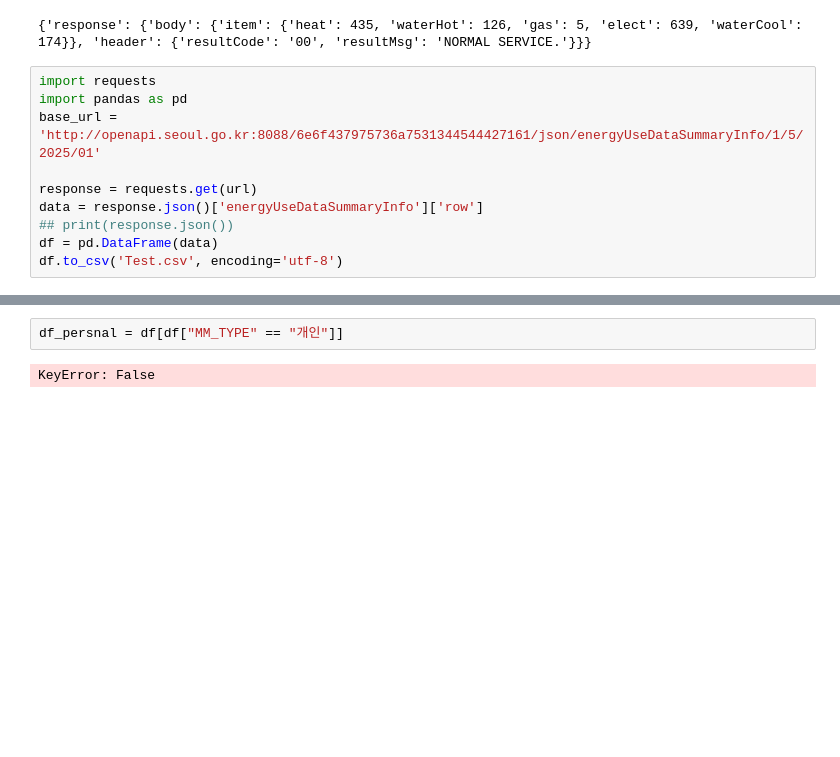
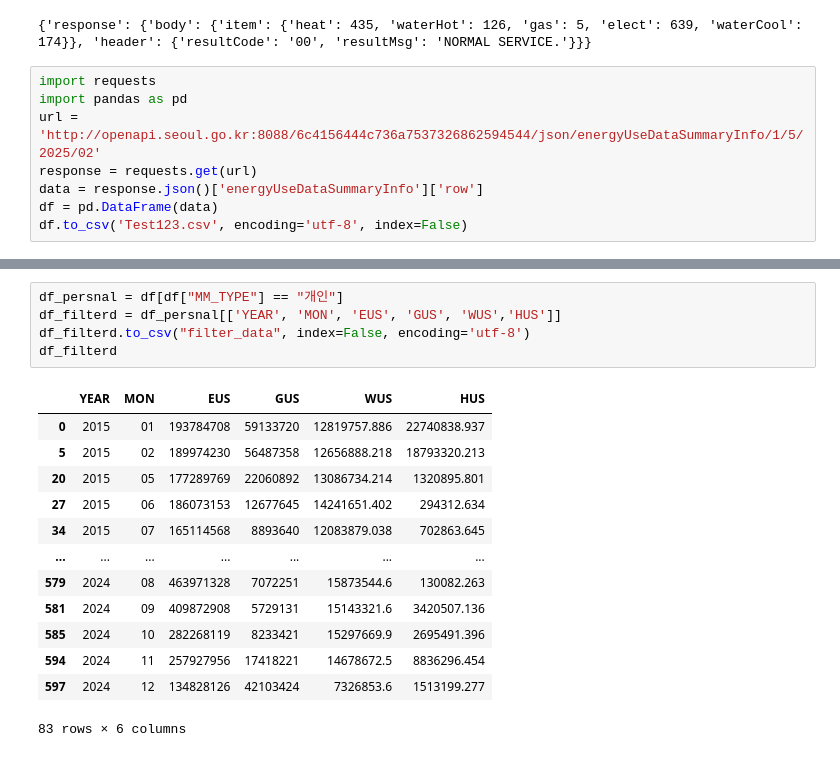
Before and after one commit to tjwjddnr/Data-Analysis-with-Open-Source, a Jupyter notebook: 오픈소스_데이터_분석_4강.ipynb, the cells around one changed output, grey strips where cells are left out. Drawn from its saved outputs; the diff is of its cells as text; blank space fills up the shorter version.

```diff
--- a/오픈소스_데이터_분석_4강.ipynb
+++ b/오픈소스_데이터_분석_4강.ipynb
@@ -232,13 +232,11 @@ print(responses[1])
 # %%
 import requests
 import pandas as pd
-base_url = 'http://openapi.seoul.go.kr:8088/6e6f437975736a7531344544427161/json/energyUseDataSummaryInfo/1/5/2025/01'
-
+url = 'http://openapi.seoul.go.kr:8088/6c4156444c736a7537326862594544/json/energyUseDataSummaryInfo/1/5/2025/02'
 response = requests.get(url)
 data = response.json()['energyUseDataSummaryInfo']['row']
-## print(response.json())
 df = pd.DataFrame(data)
-df.to_csv('Test.csv', encoding='utf-8')
+df.to_csv('Test123.csv', encoding='utf-8', index=False)
 # %%
 import requests
 
@@ -336,4 +294,19 @@ _ = plt.ylabel('count()')
-# %%
-df_persnal = df[df["MM_TYPE" == "개인"]]
-# %% [output]
-KeyError: False
+# %%
+df_persnal = df[df["MM_TYPE"] == "개인"]
+df_filterd = df_persnal[['YEAR', 'MON', 'EUS', 'GUS', 'WUS','HUS']]
+df_filterd.to_csv("filter_data", index=False, encoding='utf-8')
+df_filterd
+# %% [output]
+|  | YEAR | MON | EUS | GUS | WUS | HUS |
+| 0 | 2015 | 01 | 193784708 | 59133720 | 12819757.886 | 22740838.937 |
+| 5 | 2015 | 02 | 189974230 | 56487358 | 12656888.218 | 18793320.213 |
+| 20 | 2015 | 05 | 177289769 | 22060892 | 13086734.214 | 1320895.801 |
+| 27 | 2015 | 06 | 186073153 | 12677645 | 14241651.402 | 294312.634 |
+| 34 | 2015 | 07 | 165114568 | 8893640 | 12083879.038 | 702863.645 |
+| ... | ... | ... | ... | ... | ... | ... |
+| 579 | 2024 | 08 | 463971328 | 7072251 | 15873544.6 | 130082.263 |
+| 581 | 2024 | 09 | 409872908 | 5729131 | 15143321.6 | 3420507.136 |
+| 585 | 2024 | 10 | 282268119 | 8233421 | 15297669.9 | 2695491.396 |
+| 594 | 2024 | 11 | 257927956 | 17418221 | 14678672.5 | 8836296.454 |
+| 597 | 2024 | 12 | 134828126 | 42103424 | 7326853.6 | 1513199.277 |
+83 rows × 6 columns
```
Also changed, not shown: parts of 2 cells of this notebook.
